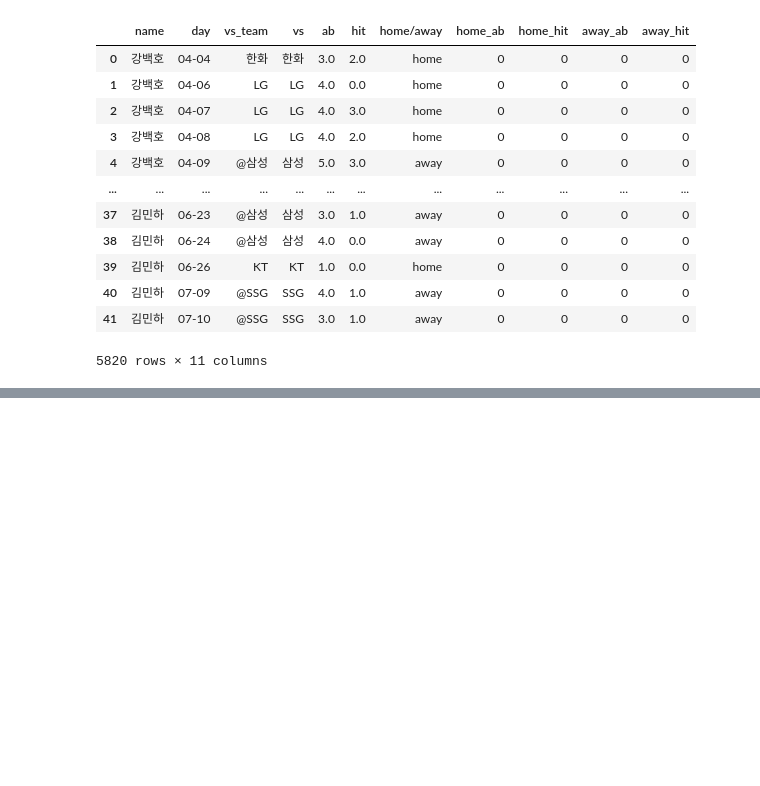
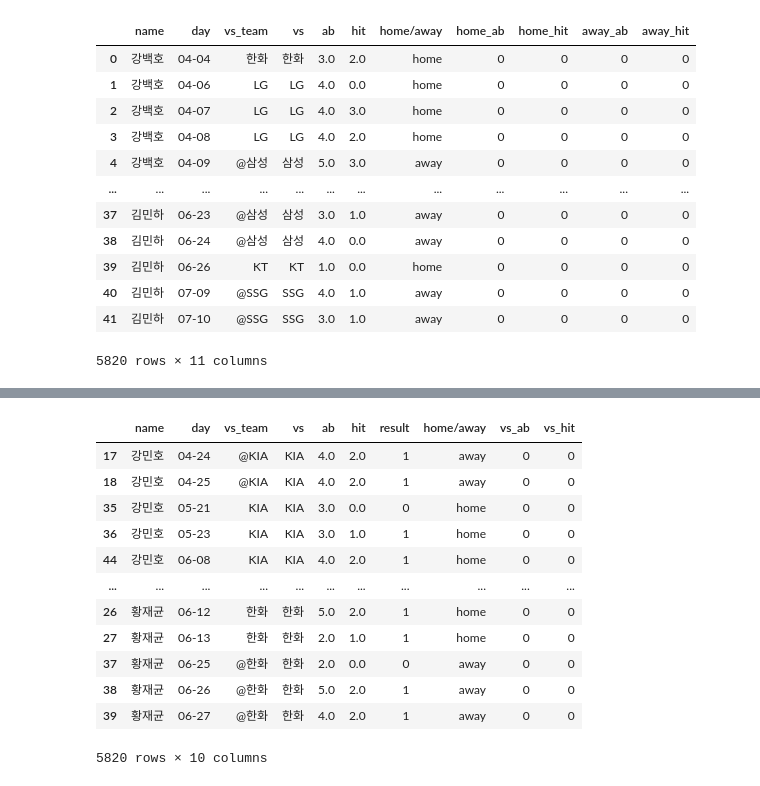
Before and after one commit to KimGriezmann/CAU_AI-SW_PE_Program, a Jupyter notebook: make_def.ipynb, the cells around one changed output, grey strips where cells are left out. Drawn from its saved outputs; the diff is of its cells as text; code cells hidden in the pictures; blank space fills up the shorter version.

```diff
--- a/make_def.ipynb
+++ b/make_def.ipynb
@@ -439,0 +430,3 @@ def make_home_away_avg(hitter_data, data):
+# %%
+sort_data = ex_data3.sort_values(by=["vs", "name"])
+sort_data
@@ -440,10 +447,7 @@ def make_home_away_avg(hitter_data, data):
 # %%
-#보류
-def make_home_away_ab_hit(data):
-  data['home_ab'] = [ab if s == 'home' else 0 for s, ab in zip(data['home/away'], data['ab'])]
-  data['home_hit'] = [hit if s == 'home' else 0 for s, hit in zip(data['home/away'], data['hit'])]
-  data['away_ab'] = [ab if s == 'away' else 0 for s, ab in zip(data['home/away'], data['ab'])]
-  data['away_hit'] = [hit if s == 'away' else 0 for s, hit in zip(data['home/away'], data['hit'])]
+def make_vs_slot(data):
+  data['vs_ab'] = [0 if s == 'home' else 0 for s in data['home/away']]
+  data['vs_hit'] = [0 if s == 'home' else 0 for s in data['home/away']]
 
   result_Dataframe = pd.DataFrame()
   result_Dataframe['name'] = data['name']
@@ -452,11 +456,27 @@ def make_home_away_ab_hit(data):
   result_Dataframe['vs'] = data['vs']
   result_Dataframe['ab'] = data['ab']
   result_Dataframe['hit'] = data['hit']
+  result_Dataframe['result'] = data['result']
   result_Dataframe['home/away'] = data['home/away']
-  result_Dataframe['home_ab'] = data['home_ab']
-  result_Dataframe['home_hit'] = data['home_hit']
-  result_Dataframe['away_ab'] = data['away_ab']
-  result_Dataframe['away_hit'] = data['away_hit']
+  result_Dataframe['vs_ab'] = data['vs_ab']
+  result_Dataframe['vs_hit'] = data['vs_hit']
   result_Dataframe
 
   return result_Dataframe
+# %%
+vs_data = make_vs_slot(sort_data)
+vs_data
+# %% [output]
+|  | name | day | vs_team | vs | ab | hit | result | home/away | vs_ab | vs_hit |
+| 17 | 강민호 | 04-24 | @KIA | KIA | 4.0 | 2.0 | 1 | away | 0 | 0 |
+| 18 | 강민호 | 04-25 | @KIA | KIA | 4.0 | 2.0 | 1 | away | 0 | 0 |
+| 35 | 강민호 | 05-21 | KIA | KIA | 3.0 | 0.0 | 0 | home | 0 | 0 |
+| 36 | 강민호 | 05-23 | KIA | KIA | 3.0 | 1.0 | 1 | home | 0 | 0 |
+| 44 | 강민호 | 06-08 | KIA | KIA | 4.0 | 2.0 | 1 | home | 0 | 0 |
+| ... | ... | ... | ... | ... | ... | ... | ... | ... | ... | ... |
+| 26 | 황재균 | 06-12 | 한화 | 한화 | 5.0 | 2.0 | 1 | home | 0 | 0 |
+| 27 | 황재균 | 06-13 | 한화 | 한화 | 2.0 | 1.0 | 1 | home | 0 | 0 |
+| 37 | 황재균 | 06-25 | @한화 | 한화 | 2.0 | 0.0 | 0 | away | 0 | 0 |
+| 38 | 황재균 | 06-26 | @한화 | 한화 | 5.0 | 2.0 | 1 | away | 0 | 0 |
+| 39 | 황재균 | 06-27 | @한화 | 한화 | 4.0 | 2.0 | 1 | away | 0 | 0 |
+5820 rows × 10 columns
```
Also changed, not shown: parts of 16 cells of this notebook.
